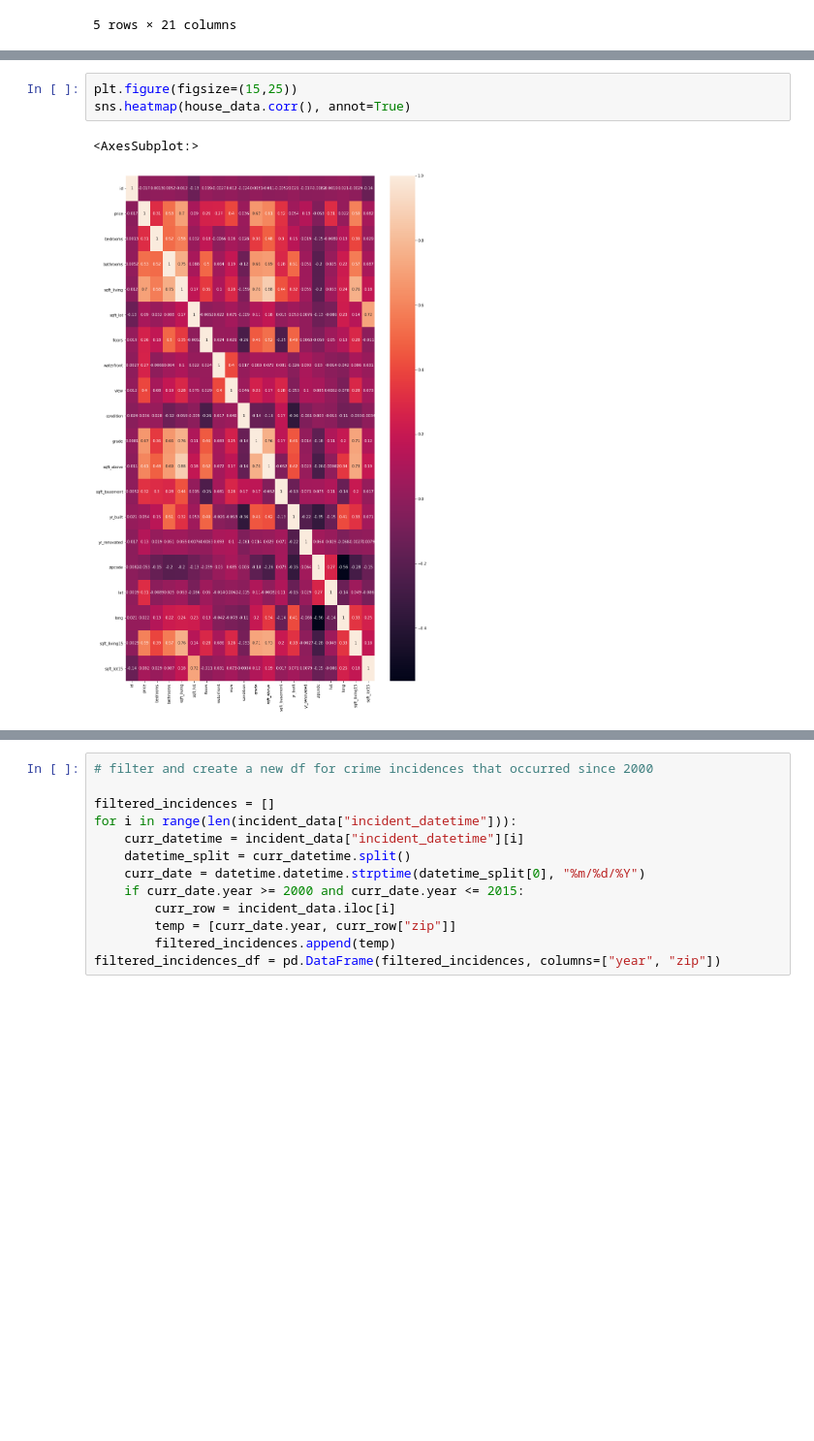
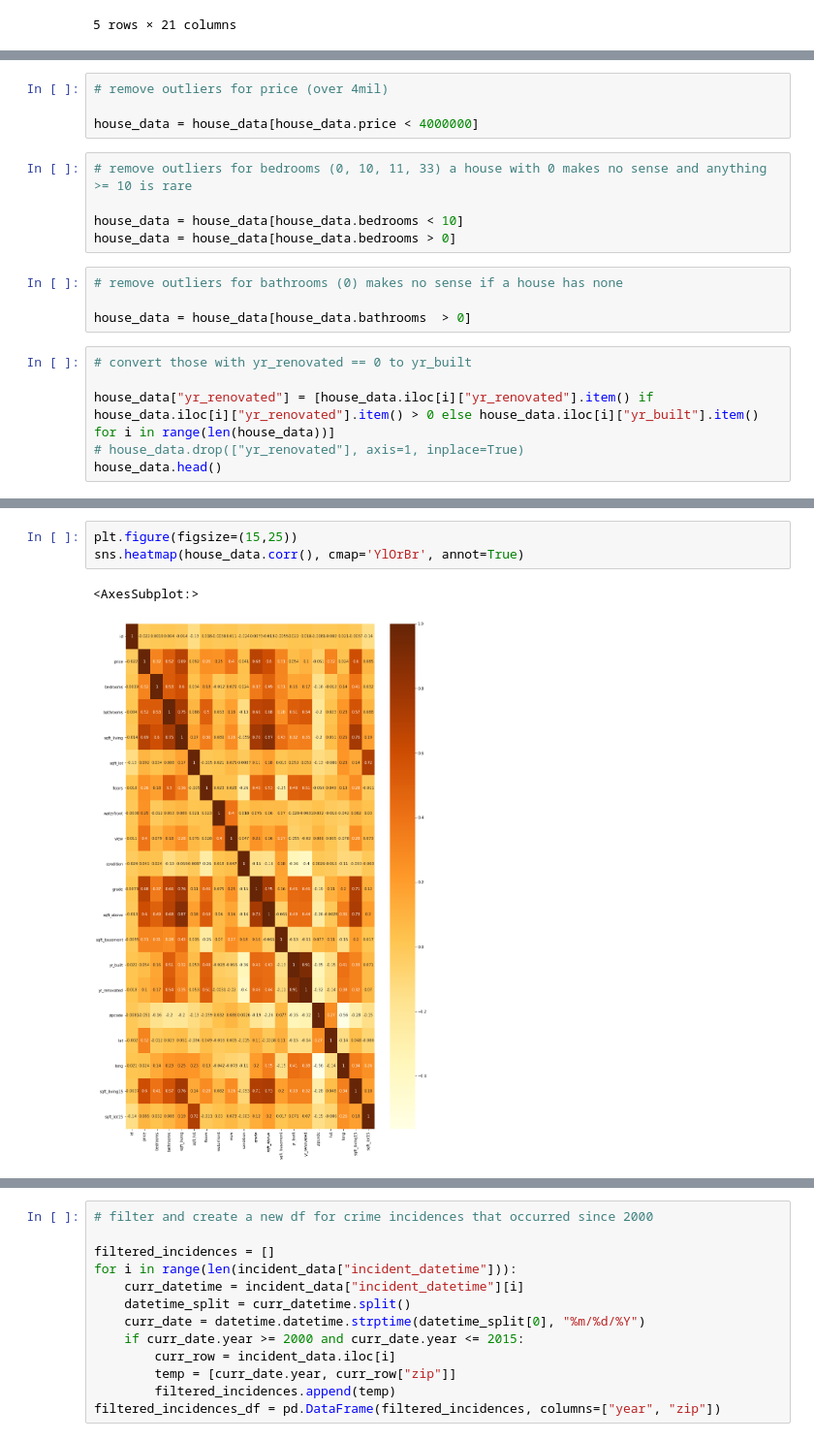
Before and after one commit to dvh549/Machine_Learning, a Jupyter notebook: House Sales Prediction - Linear Regression, Lasso Regression & XGBoost Regression.ipynb, the cells around one changed output, grey strips where cells are left out. Shown: that part at 97% size. Drawn from its saved outputs; the diff is of its cells as text; blank space fills up the shorter version.

Commit message:
Included more EDA, outliers preprocessing and cross-validation

```diff
--- a/House Sales Prediction - Linear Regression, Lasso Regression & XGBoost Regression.ipynb
+++ b/House Sales Prediction - Linear Regression, Lasso Regression & XGBoost Regression.ipynb
@@ -37,0 +169,19 @@ incident_data.head()
+# %%
+# remove outliers for price (over 4mil)
+
+house_data = house_data[house_data.price < 4000000]
+# %%
+# remove outliers for bedrooms (0, 10, 11, 33) a house with 0 makes no sense and anything >= 10 is rare
+
+house_data = house_data[house_data.bedrooms < 10]
+house_data = house_data[house_data.bedrooms > 0]
+# %%
+# remove outliers for bathrooms (0) makes no sense if a house has none
+
+house_data = house_data[house_data.bathrooms  > 0]
+# %%
+# convert those with yr_renovated == 0 to yr_built
+
+house_data["yr_renovated"] = [house_data.iloc[i]["yr_renovated"].item() if house_data.iloc[i]["yr_renovated"].item() > 0 else house_data.iloc[i]["yr_built"].item() for i in range(len(house_data))]
+# house_data.drop(["yr_renovated"], axis=1, inplace=True)
+house_data.head()
@@ -38,9 +196,9 @@ incident_data.head()
 # %%
 plt.figure(figsize=(15,25))
-sns.heatmap(house_data.corr(), annot=True)
+sns.heatmap(house_data.corr(), cmap='YlOrBr', annot=True)
 # %% [output]
 <AxesSubplot:>
-[figure, old version]
+[figure, new version]
 # %%
 house_data.corr()["price"].sort_values(ascending=False)
 # %% [output]
```
Also changed, not shown: parts of 34 cells of this notebook.
